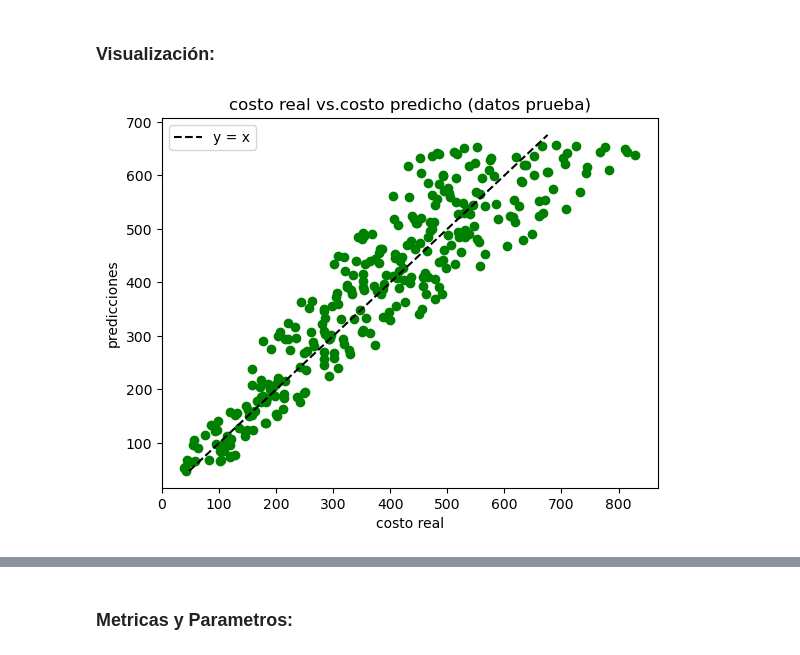
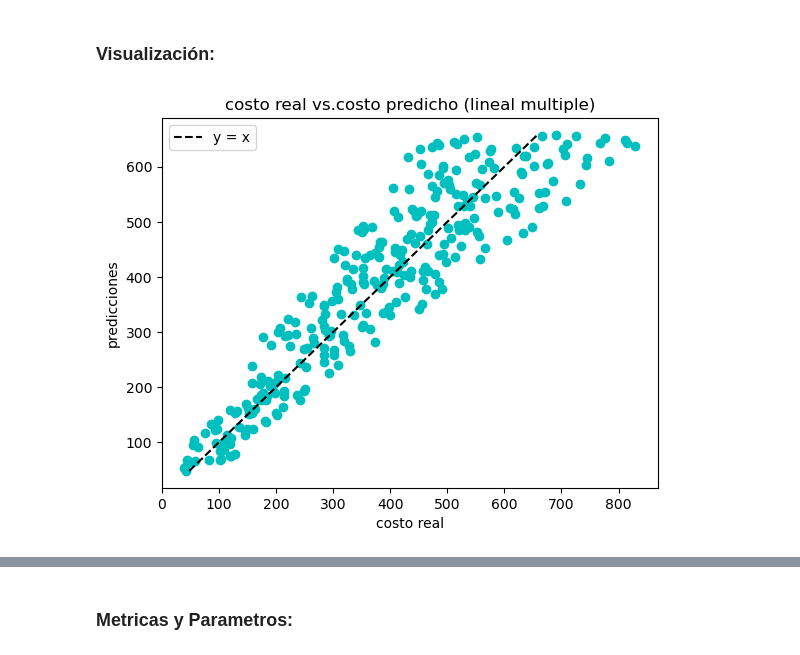
Before and after one commit to josejjgs1923/proyecto-analisis-calidad-aire-bogota, a Jupyter notebook: Tarea2_Juan_Jose_Garcia_G7.ipynb, the cells around one changed output, grey strips where cells are left out. Cells and saved outputs as stored; diff of their text form; code cells hidden in the pictures.

```diff
--- a/Tarea2_Juan_Jose_Garcia_G7.ipynb
+++ b/Tarea2_Juan_Jose_Garcia_G7.ipynb
@@ -470,20 +520,10 @@ y_entre_pred = modmul.predict(X_entre_lin[caracteristicas])
 y_prueba_pred = modmul.predict(X_prueba_lin[caracteristicas])
 # %% [markdown]
 ### Visualización:
-# %%
-linea = np.linspace(np.min(y_prueba_pred), np.max(y_entre_pred), 300)
-plt.plot(linea, linea, color='k', linestyle='--', label='y = x')
-
-plt.scatter(y_prueba_lin, y_prueba_pred, color="g")
-
-plt.title('costo real vs.costo predicho (datos prueba)')
-
-# Etiquetas de los ejes (opcional)
-plt.xlabel('costo real')
-plt.ylabel('predicciones')
-plt.legend()
-
-# Mostrar el gráfico
-plt.show()
-# %% [output]
-[figure, removed]
+# %%
+grafico_real_vs_predicho(y_prueba_lin, y_prueba_pred,
+                         'costo real vs.costo predicho (lineal multiple)',
+                         'costo real',
+                         'predicciones')
+# %% [output]
+[figure, added]
```
Also changed, not shown: parts of 165 cells of this notebook.
